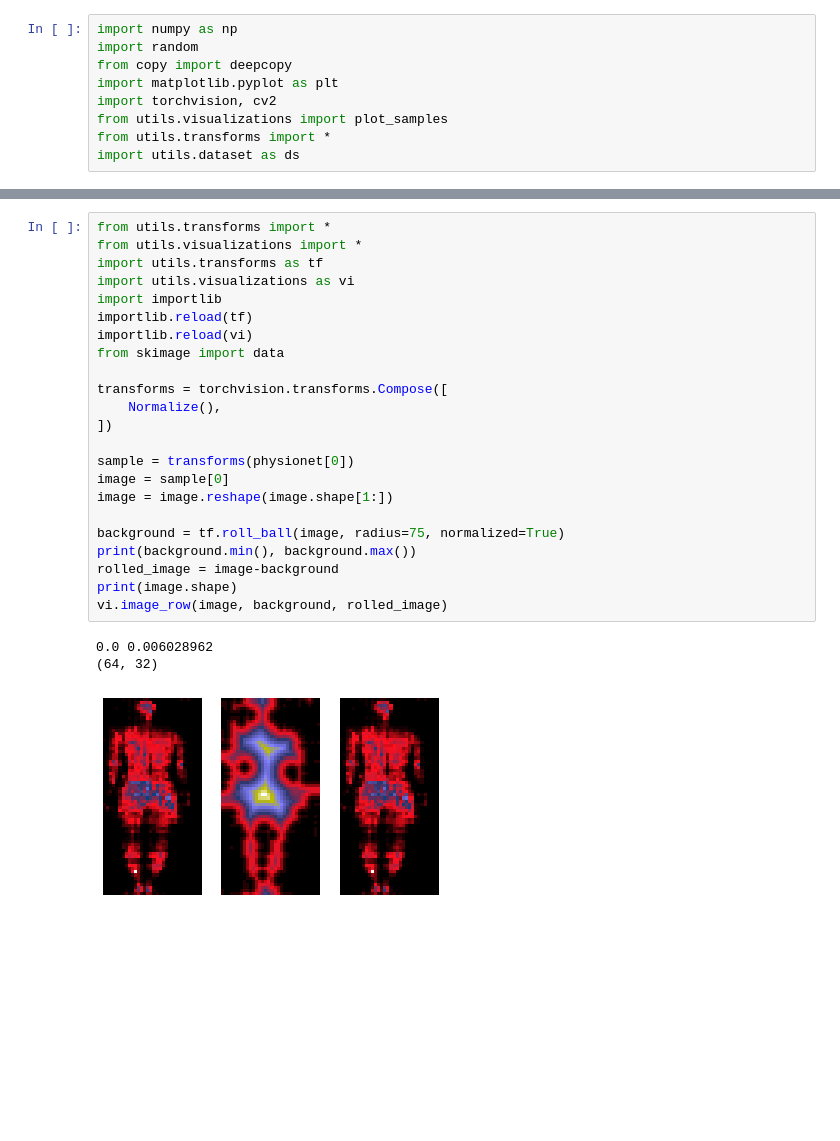
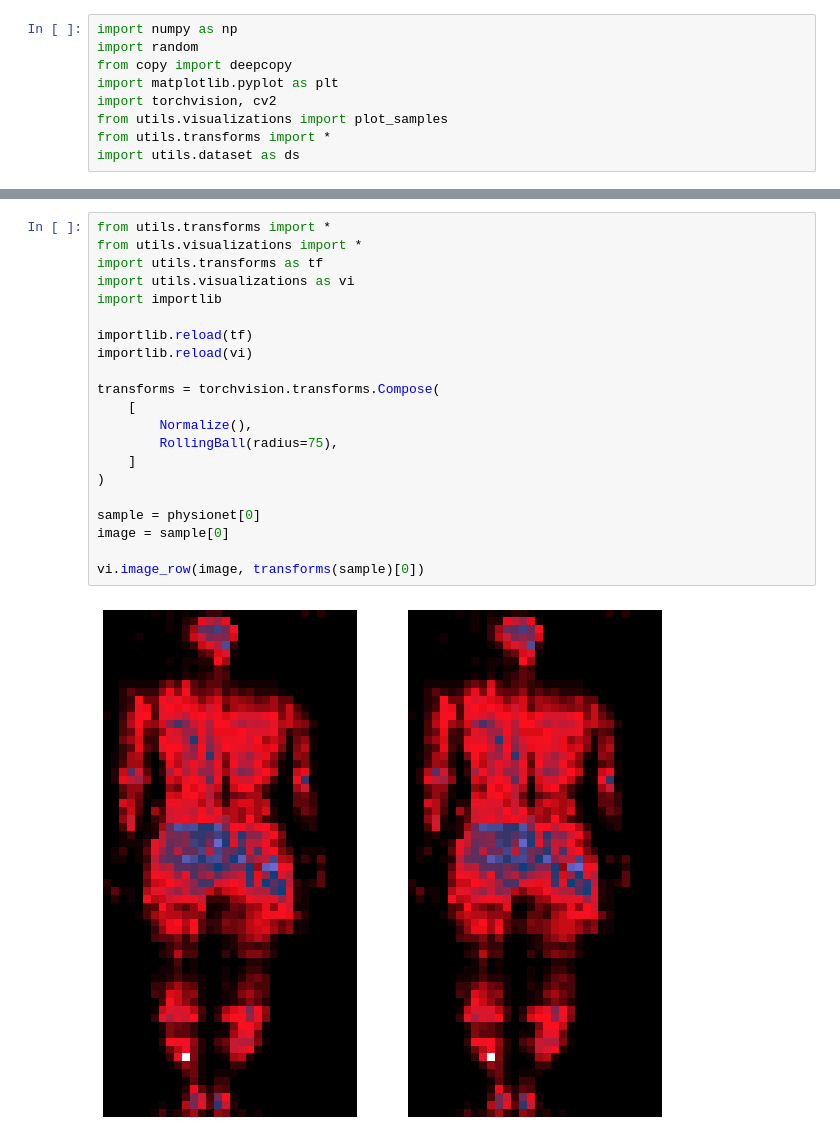
Before and after one commit to jb3rndt/wisemat-posture-classification, a Jupyter notebook: transforms_visualizations.ipynb, the cells around one changed output, grey strips where cells are left out. Drawn from its saved outputs; the diff is of its cells as text; blank space fills up the shorter version.

```diff
--- a/transforms_visualizations.ipynb
+++ b/transforms_visualizations.ipynb
@@ -117,30 +160,26 @@ plot_samples(physionet, sample_indices, classes, transform = torchvision.transfo
 # %%
 from utils.transforms import *
 from utils.visualizations import *
 import utils.transforms as tf
 import utils.visualizations as vi
 import importlib
+
 importlib.reload(tf)
 importlib.reload(vi)
-from skimage import data
 
-transforms = torchvision.transforms.Compose([
-    Normalize(),
-])
+transforms = torchvision.transforms.Compose(
+    [
+        Normalize(),
+        RollingBall(radius=75),
+    ]
+)
 
-sample = transforms(physionet[0])
+sample = physionet[0]
 image = sample[0]
-image = image.reshape(image.shape[1:])
 
-background = tf.roll_ball(image, radius=75, normalized=True)
-print(background.min(), background.max())
-rolled_image = image-background
-print(image.shape)
-vi.image_row(image, background, rolled_image)
+vi.image_row(image, transforms(sample)[0])
 # %% [output]
-0.0 0.006028962
-(64, 32)
-[figure, old version]
+[figure, new version]
 # %%
 from utils.transforms import *
 from utils.visualizations import *
```
Also changed, not shown: parts of 13 cells of this notebook, 3 other files.
